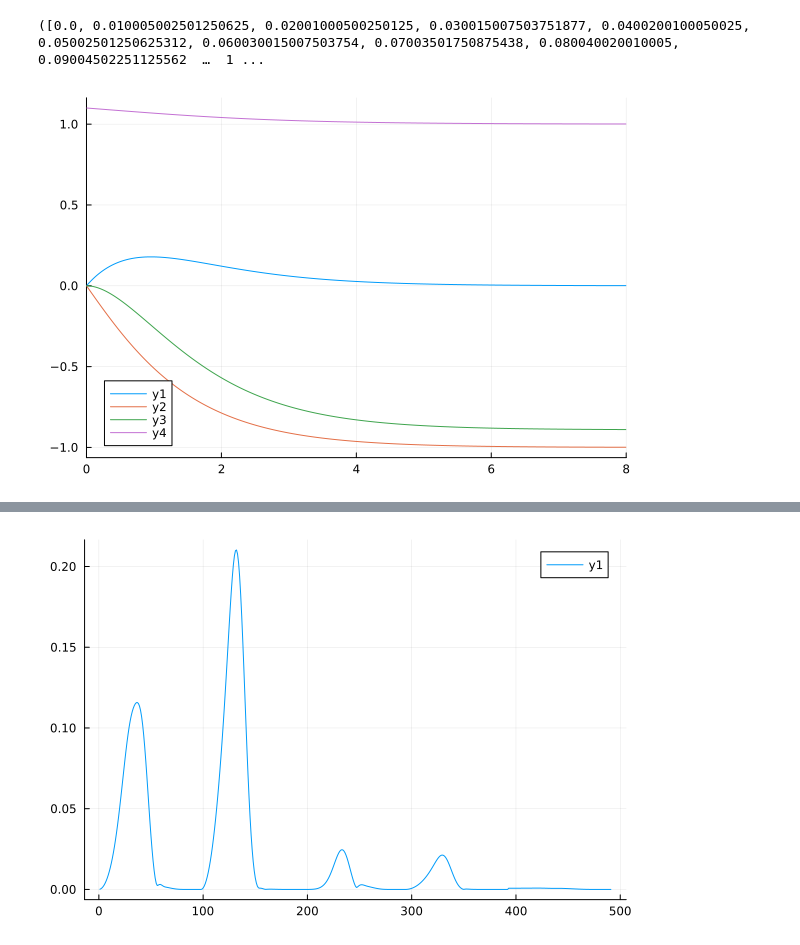
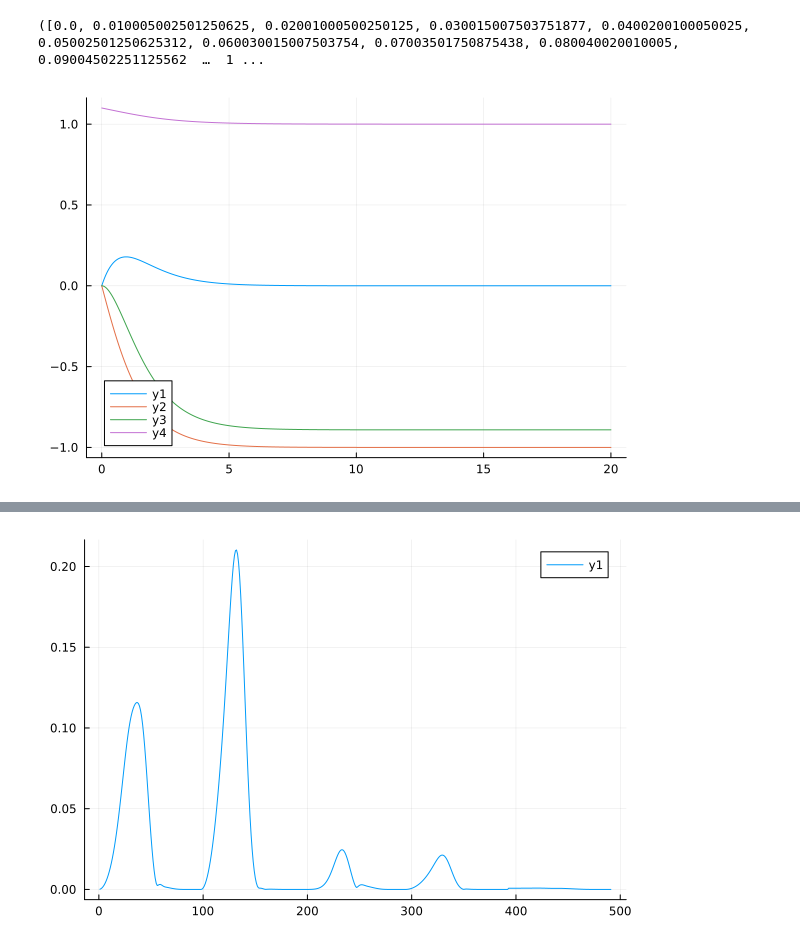
Before and after one commit to HaojieZhang917/Rotating-Flow-ToolKit, a Jupyter notebook: compress/BEK/Vonkarmen_bone/Bone.ipynb, the cells around one changed output, grey strips where cells are left out. Cells and saved outputs as stored; diff of their text form; code cells hidden in the pictures.

```diff
--- a/compress/BEK/Vonkarmen_bone/Bone.ipynb
+++ b/compress/BEK/Vonkarmen_bone/Bone.ipynb
@@ -65,12 +63,12 @@ z, H, F, G, T, dF, dG, dT, info = bone.get_baseflow(Tw)
 # %% [output]
 ([0.0, 0.010005002501250625, 0.02001000500250125, 0.030015007503751877, 0.0400200100050025, 0.05002501250625312, 0.060030015007503754, 0.07003501750875438, 0.080040020010005, 0.09004502251125562  …  1 ...
 # %%
-plot(z,F,xlims=[0,8])
+plot(z,F)
 plot!(z,-G)
 plot!(z,H)
 plot!(z,T)
 # %% [output]
-[figure, old version]
+[figure, new version]
 # %%
 R = 285.365
 omega = 0.0
```
Also changed, not shown: parts of 2 cells of this notebook, 15 other files.
